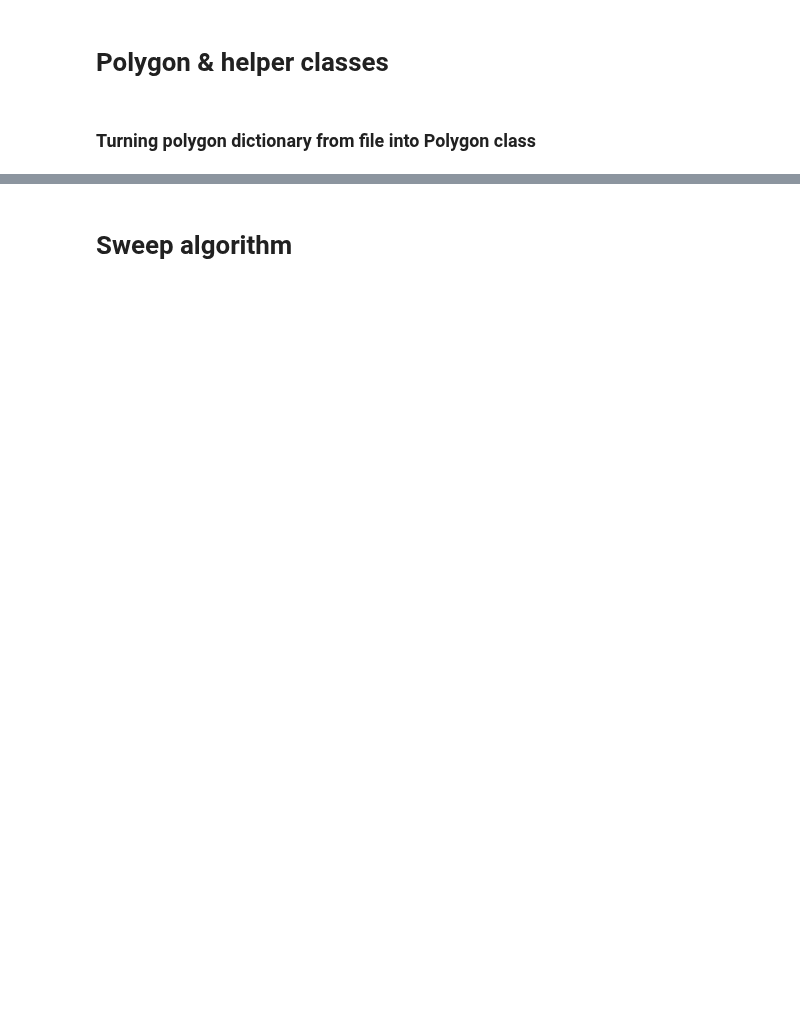
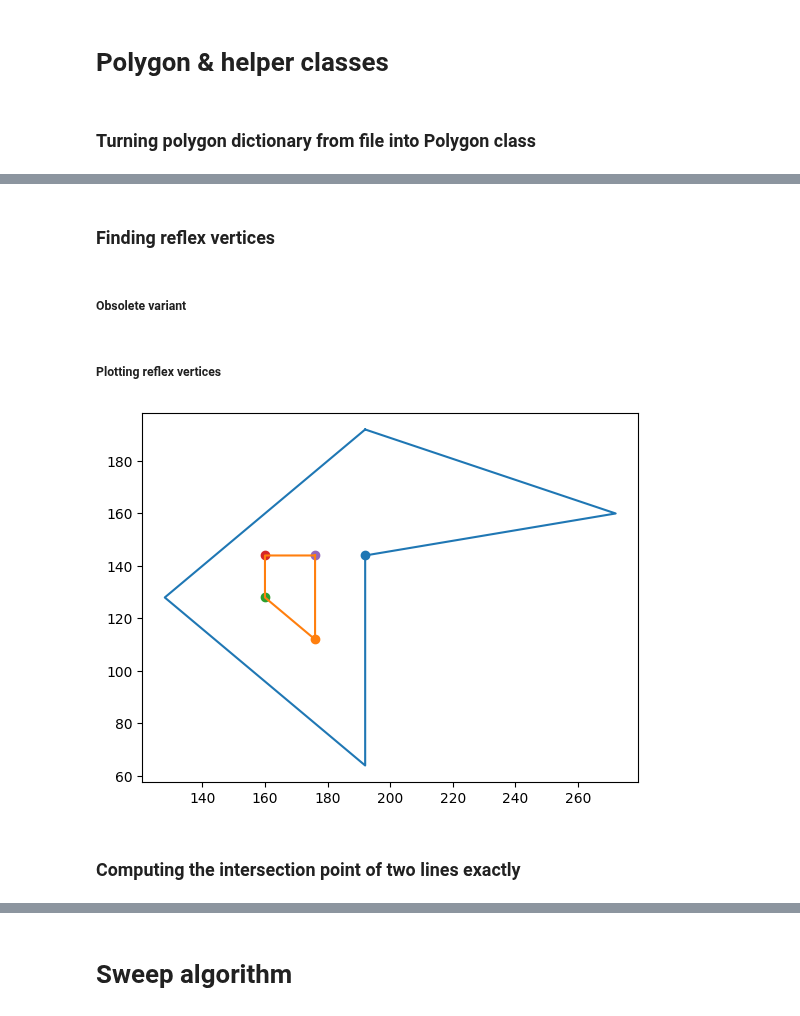
Before and after one commit to theodle/2IMA15-project, a Jupyter notebook: prototyping.ipynb, the cells around one changed output, grey strips where cells are left out. Drawn from its saved outputs; the diff is of its cells as text; code cells hidden in the pictures; blank space fills up the shorter version.

```diff
--- a/prototyping.ipynb
+++ b/prototyping.ipynb
@@ -593,0 +319,32 @@ def pt_plot(pts: list[Point]):
+# %% [markdown]
+### Finding reflex vertices
+# %%
+# This function finds all reflex vertices in the polygon and its holes.
+# It also returns the number of reflex vertices and a list containing all the points.
+def find_reflex_in_class(polygon: Polygon):
+    bdry = polygon.points
+    holes = polygon.holes
+    count = 0
+    reflex = []
+    allpts = []
+
+    for i in range(len(bdry)):
+        if orientation_class(bdry[(i-1)], bdry[i], bdry[(i+1) % len(bdry)])[0] == -1: # a right turn means i is reflex
+            reflex.append(bdry[i]); count += 1
+        allpts.append(bdry[i])
+
+    # print("We found", len(reflex), "Reflex points in our outer boundary of the polygon")
+    for hole in holes:
+        for i in range(len(hole.points)):
+            if orientation_class(hole.points[(i-1)], hole.points[i], hole.points[(i+1) % len(hole.points)])[0] == -1:
+                reflex.append(hole.points[i]); count += 1
+            allpts.append(hole.points[i])
+
+    return reflex, count, allpts
+
+refl, nr, all = find_reflex_in_class(poly)
+# print("We found", nr, "reflex vertices in the polygon (including its holes)")
+#for i in refl:
+#    print(i.coordinate, i.incoming[0].pt1, i.incoming[0].pt2, i.outgoing[0].pt1, i.outgoing[0].pt2)
+# %% [markdown]
+##### Obsolete variant
@@ -593,0 +367,9 @@ def pt_plot(pts: list[Point]):
+# %% [markdown]
+##### Plotting reflex vertices
+# %%
+polygon_plt()
+pt_plot(refl)
+# %% [output]
+[figure, added]
+# %% [markdown]
+### Computing the intersection point of two lines exactly
```
Also changed, not shown: parts of 92 cells of this notebook, 1 other file.
